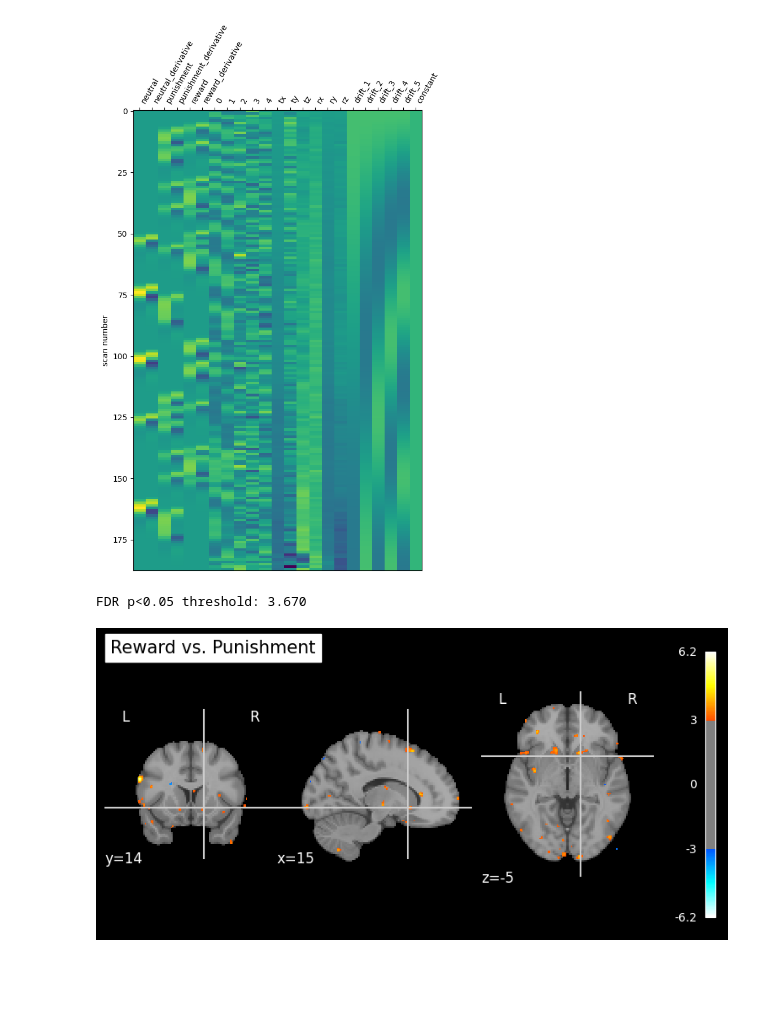
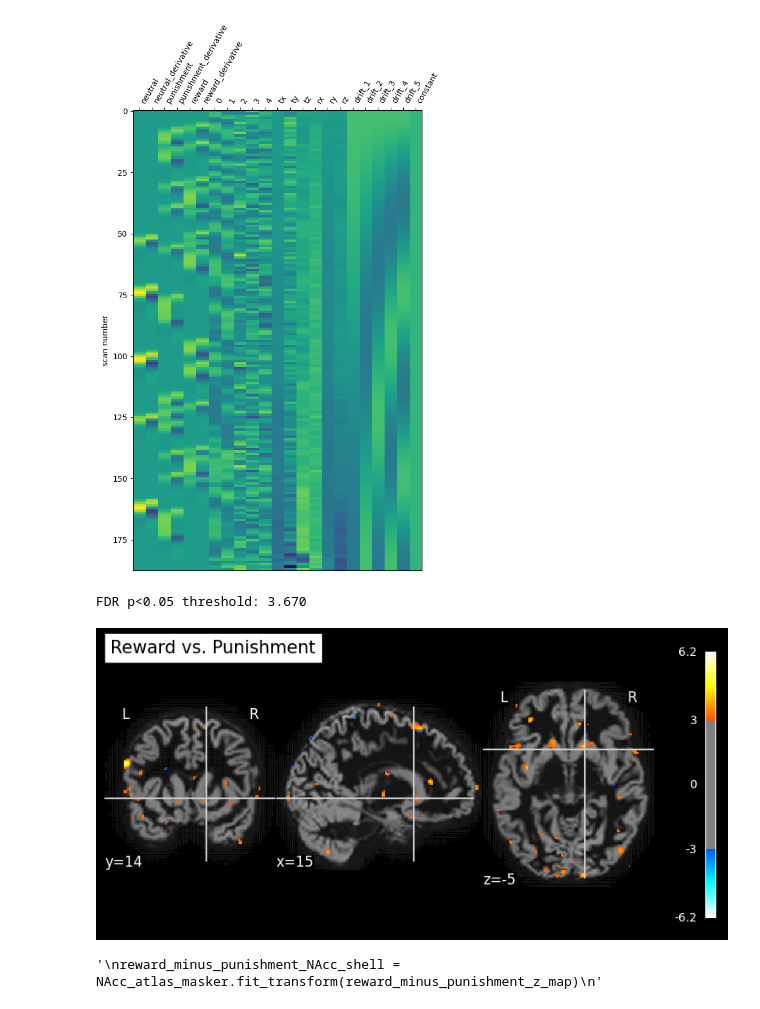
Before and after one commit to LuisA00/Analysis_Playground, a Jupyter notebook: NAcc_Affect/sub01_Gambling_test.ipynb, the cells around one changed output. Saved outputs shown, nothing was run; the diff lists cells and outputs as text; code cells hidden in the pictures; blank space fills up the shorter version.

Commit message:
Add NAcc core and shell maps.

```diff
--- a/NAcc_Affect/sub01_Gambling_test.ipynb
+++ b/NAcc_Affect/sub01_Gambling_test.ipynb
@@ -95,16 +101,22 @@ confounds_files = [pd.read_csv(file, usecols=useful_cols, sep="\t") for file in
 events_files = glob(os.path.join(os.getcwd(), "*Gambling*events*"))
 events_files = sorted(events_files)
 print(events_files)
+
+# Load anatomical file.
+anat_file = "/Users/luisalvarez/Documents/Datasets/IBC/sub-01/ses-0/anat/sub-01_ses-00_space-MNI152NLin2009cAsym_label-GM_probseg.nii.gz"
 # %% [output]
 ['/Users/luisalvarez/Documents/Datasets/IBC/sub-01/ses-03/func/sub-01_ses-03_task-HcpGambling_dir-ap_space-MNI152NLin2009cAsym_desc-preproc_bold.nii.gz', '/Users/luisalvarez/Documents/Datasets/IBC/sub ...
 ['/Users/luisalvarez/Documents/Datasets/IBC/sub-01/ses-03/func/sub-01_ses-03_task-HcpGambling_dir-ap_desc-confounds_timeseries.tsv', '/Users/luisalvarez/Documents/Datasets/IBC/sub-01/ses-03/func/sub-0 ...
 ['/Users/luisalvarez/Documents/Datasets/IBC/sub-01/ses-03/func/sub-01_ses-03_task-HcpGambling_dir-ap_events.tsv', '/Users/luisalvarez/Documents/Datasets/IBC/sub-01/ses-03/func/sub-01_ses-03_task-HcpGa ...
 # %%
-confounds_run1 = pd.DataFrame(high_variance_confounds(nii_files[0], percentile=5))
+# Create mask for each run.
+mask_img = compute_multi_epi_mask(nii_files, upper_cutoff=.7, lower_cutoff=.4)
+
+confounds_run1 = pd.DataFrame(high_variance_confounds(nii_files[0], percentile=5)) # mask_img=mask_img,
 
 confounds_run1 = pd.concat([confounds_run1, confounds_files[0]], axis=1)
 
-confounds_run2 = pd.DataFrame(high_variance_confounds(nii_files[1], percentile=5))
+confounds_run2 = pd.DataFrame(high_variance_confounds(nii_files[1], mask_img=mask_img, percentile=5))
 
 confounds_run2 = pd.concat([confounds_run2, confounds_files[1]], axis=1)
 
@@ -155,19 +166,25 @@ plt.show()
 # %%
 # Create the orthogonal contrast to the create image. Note, the sum of all elements equals zero.
 reward_minus_punishment = "+1*reward-1*punishment"
 
 reward_minus_punishment_z_map = fmri_glm_gamble.compute_contrast(contrast_def=reward_minus_punishment, stat_type="t", output_type="z_score")
 
 reward_minus_punishment_thresholded_map, threshold = threshold_stats_img(reward_minus_punishment_z_map, alpha=0.05, height_control="fdr", cluster_threshold=5)
 print(f"FDR p<0.05 threshold: {threshold:.3f}")
 plot_stat_map(
     reward_minus_punishment_z_map,
     threshold=3,#3,
     cut_coords=[15, 14, -5],
-    black_bg=True,
+    bg_img=anat_file,
     title="Reward vs. Punishment"
 )
 plt.show()
 # %% [output]
 FDR p<0.05 threshold: 3.670
-[figure, old version]
+[figure, new version]
+# %%
+"""
+reward_minus_punishment_NAcc_shell =  NAcc_atlas_masker.fit_transform(reward_minus_punishment_z_map)
+"""
+# %% [output]
+'\nreward_minus_punishment_NAcc_shell =  NAcc_atlas_masker.fit_transform(reward_minus_punishment_z_map)\n'
```
Also changed, not shown: parts of 7 cells of this notebook.
